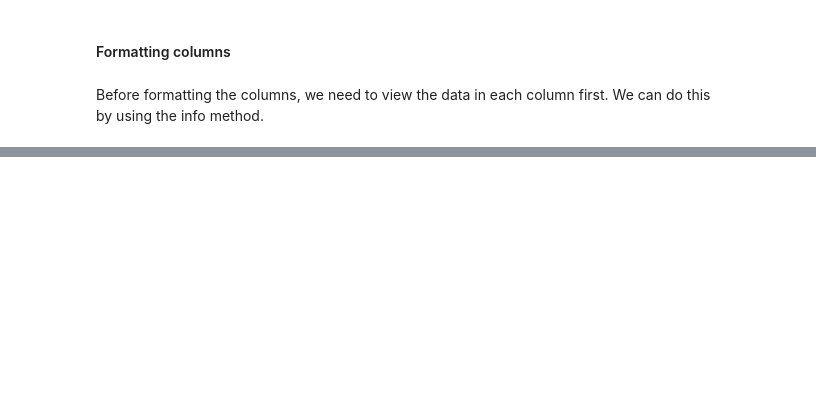
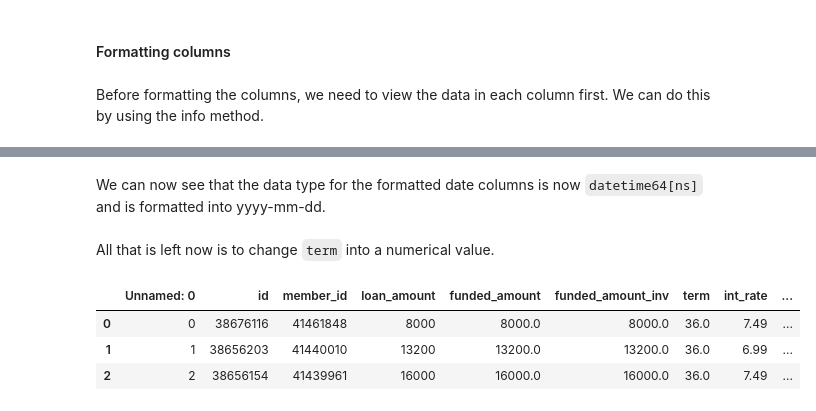
Before and after one commit to Jade-Levn/exploratory-data-analysis---customer-loans-in-finance857, a Jupyter notebook: eda_loans.ipynb, the cells around one changed output, grey strips where cells are left out. Saved outputs shown, nothing was run; the diff lists cells and outputs as text; code cells hidden in the pictures; blank space fills up the shorter version.

```diff
--- a/eda_loans.ipynb
+++ b/eda_loans.ipynb
@@ -42,0 +100,12 @@ The columns that appear to contain null values are the following: `funded_amount
+# %% [markdown]
+We can now see that the data type for the formatted date columns is now `datetime64[ns]` and is formatted into yyyy-mm-dd.
+# %% [markdown]
+All that is left now is to change `term` into a numerical value.
+# %%
+transform_df.term_to_numeric("term")
+transform_df.show_rows(3)
+# %% [output]
+|  | Unnamed: 0 | id | member_id | loan_amount | funded_amount | funded_amount_inv | term | int_rate | ... |
+| 0 | 0 | 38676116 | 41461848 | 8000 | 8000.0 | 8000.0 | 36.0 | 7.49 | ... |
+| 1 | 1 | 38656203 | 41440010 | 13200 | 13200.0 | 13200.0 | 36.0 | 6.99 | ... |
+| 2 | 2 | 38656154 | 41439961 | 16000 | 16000.0 | 16000.0 | 36.0 | 7.49 | ... |
```
Also changed, not shown: parts of 14 cells of this notebook, 4 other files.
